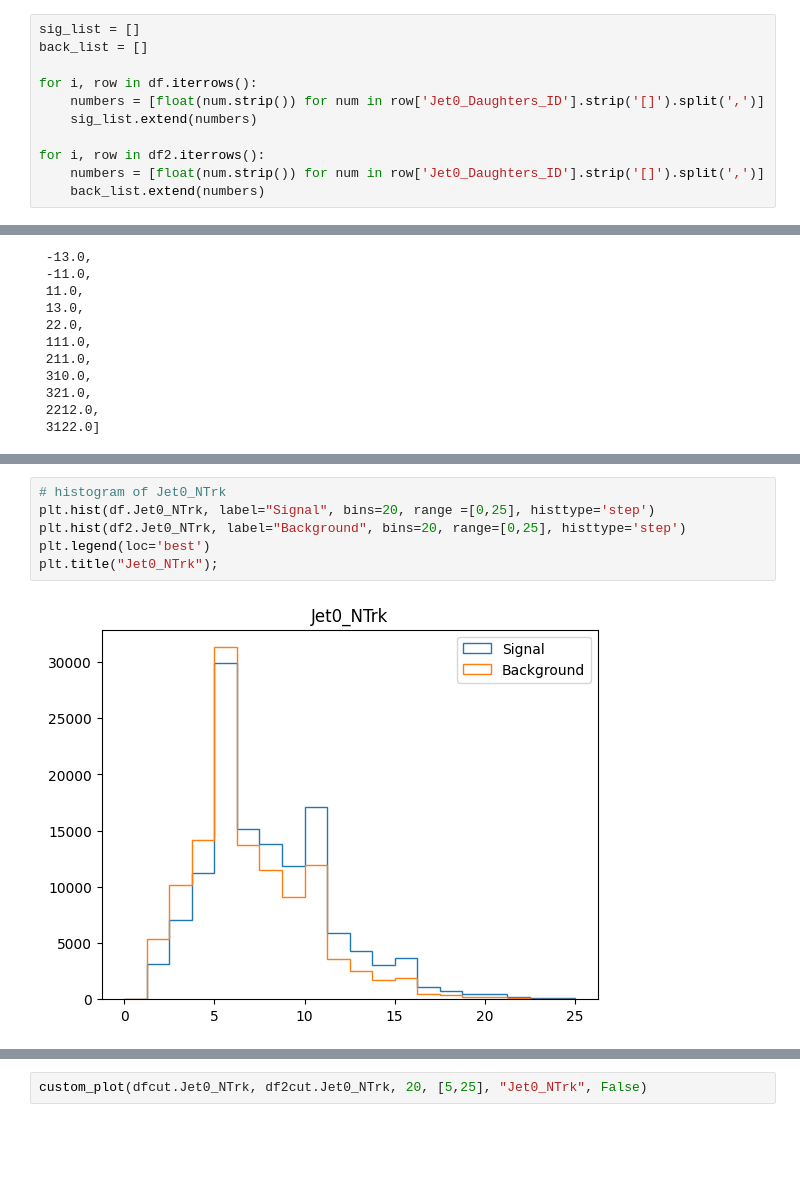
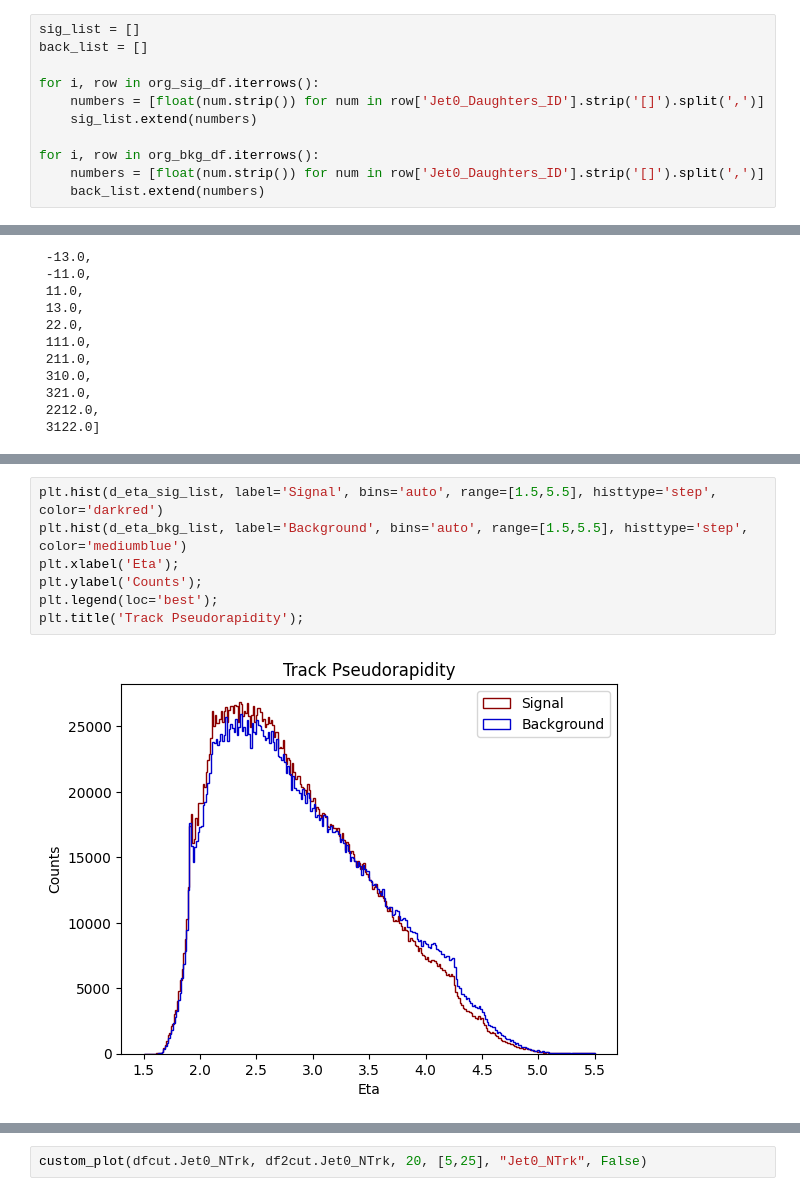
Before and after one commit to gpesticci/Jet-GNN, a Jupyter notebook: plots.ipynb, the cells around one changed output, grey strips where cells are left out. Saved outputs shown, nothing was run; the diff lists cells and outputs as text; blank space fills up the shorter version.

```diff
--- a/plots.ipynb
+++ b/plots.ipynb
@@ -140,11 +131,11 @@ plt.title('Daughters in Each Jet');
 sig_list = []
 back_list = []
 
-for i, row in df.iterrows():
+for i, row in org_sig_df.iterrows():
     numbers = [float(num.strip()) for num in row['Jet0_Daughters_ID'].strip('[]').split(',')]
     sig_list.extend(numbers)
 
-for i, row in df2.iterrows():
+for i, row in org_bkg_df.iterrows():
     numbers = [float(num.strip()) for num in row['Jet0_Daughters_ID'].strip('[]').split(',')]
     back_list.extend(numbers)
 # %%
@@ -253,8 +338,9 @@ custom_plot(df.Jet0_NTrk, df2.Jet0_NTrk, 20, [0,25], "Jet0_NTrk", False)
 # %%
-# histogram of Jet0_NTrk
-plt.hist(df.Jet0_NTrk, label="Signal", bins=20, range =[0,25], histtype='step')
-plt.hist(df2.Jet0_NTrk, label="Background", bins=20, range=[0,25], histtype='step')
-plt.legend(loc='best')
-plt.title("Jet0_NTrk");
+plt.hist(d_eta_sig_list, label='Signal', bins='auto', range=[1.5,5.5], histtype='step', color='darkred')
+plt.hist(d_eta_bkg_list, label='Background', bins='auto', range=[1.5,5.5], histtype='step', color='mediumblue')
+plt.xlabel('Eta');
+plt.ylabel('Counts');
+plt.legend(loc='best');
+plt.title('Track Pseudorapidity');
 # %% [output]
-[figure, old version]
+[figure, new version]
```
Also changed, not shown: parts of 46 cells of this notebook.
